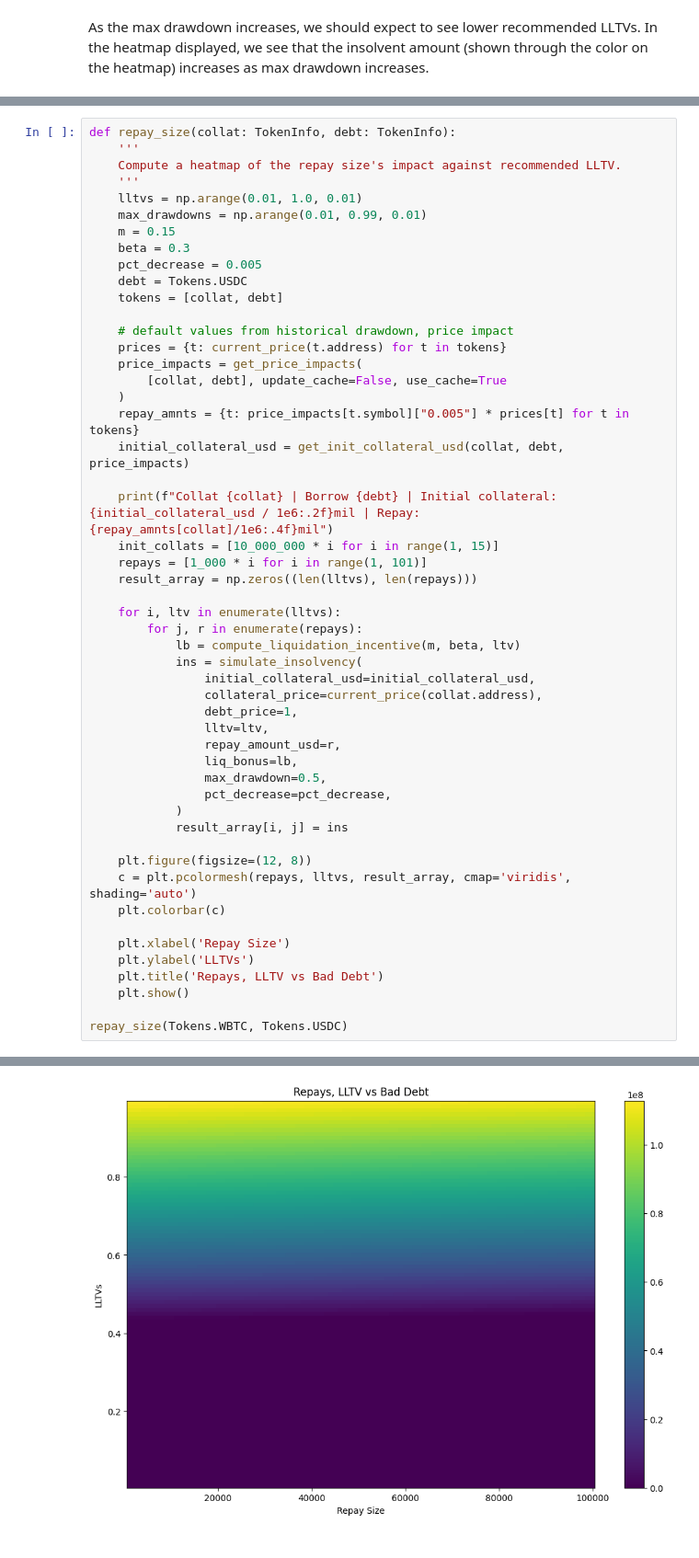
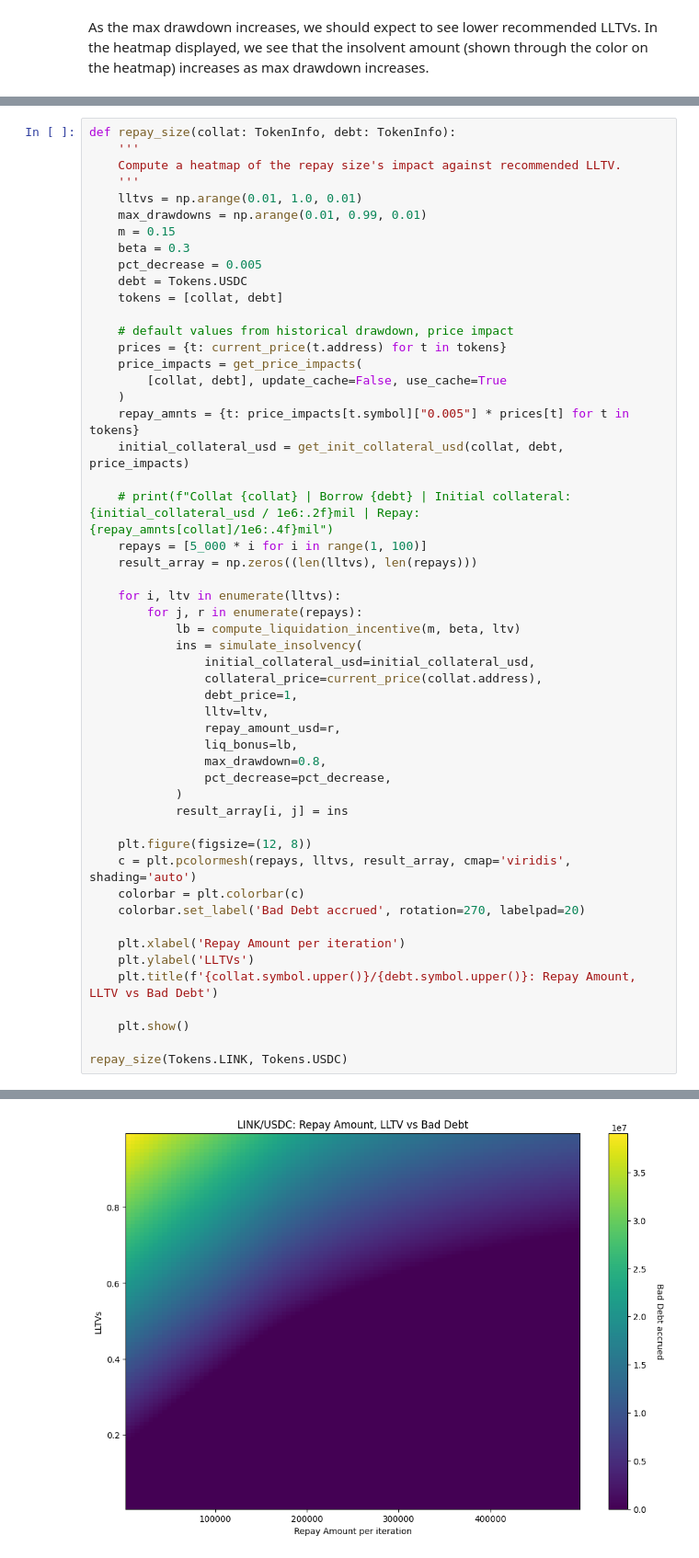
Before and after one commit to morpho-org/morpho-blue-lltv-recommendation, a Jupyter notebook: demo.ipynb, the cells around one changed output, grey strips where cells are left out. Shown: that part at 92% size. Saved outputs shown, nothing was run; the diff lists cells and outputs as text.

```diff
--- a/demo.ipynb
+++ b/demo.ipynb
@@ -154,9 +160,8 @@ def repay_size(collat: TokenInfo, debt: TokenInfo):
     repay_amnts = {t: price_impacts[t.symbol]["0.005"] * prices[t] for t in tokens}
     initial_collateral_usd = get_init_collateral_usd(collat, debt, price_impacts)
 
-    print(f"Collat {collat} | Borrow {debt} | Initial collateral: {initial_collateral_usd / 1e6:.2f}mil | Repay: {repay_amnts[collat]/1e6:.4f}mil")
-    init_collats = [10_000_000 * i for i in range(1, 15)]
-    repays = [1_000 * i for i in range(1, 101)]
+    # print(f"Collat {collat} | Borrow {debt} | Initial collateral: {initial_collateral_usd / 1e6:.2f}mil | Repay: {repay_amnts[collat]/1e6:.4f}mil")
+    repays = [5_000 * i for i in range(1, 100)]
     result_array = np.zeros((len(lltvs), len(repays)))
 
     for i, ltv in enumerate(lltvs):
@@ -169,19 +174,21 @@ def repay_size(collat: TokenInfo, debt: TokenInfo):
                 lltv=ltv,
                 repay_amount_usd=r,
                 liq_bonus=lb,
-                max_drawdown=0.5,
+                max_drawdown=0.8,
                 pct_decrease=pct_decrease,
             )
             result_array[i, j] = ins
 
     plt.figure(figsize=(12, 8))
     c = plt.pcolormesh(repays, lltvs, result_array, cmap='viridis', shading='auto')
-    plt.colorbar(c)
+    colorbar = plt.colorbar(c)
+    colorbar.set_label('Bad Debt accrued', rotation=270, labelpad=20)
 
-    plt.xlabel('Repay Size')
+    plt.xlabel('Repay Amount per iteration')
     plt.ylabel('LLTVs')
-    plt.title('Repays, LLTV vs Bad Debt')
+    plt.title(f'{collat.symbol.upper()}/{debt.symbol.upper()}: Repay Amount, LLTV vs Bad Debt')
+
     plt.show()
 
-repay_size(Tokens.WBTC, Tokens.USDC)
+repay_size(Tokens.LINK, Tokens.USDC)
 # %% [output]
@@ -189,2 +195,2 @@ Collat Token(symbol='wbtc', address='0x2260fac5e5542a773aa44fbcfedf7c193bc2c599'
-[figure, old version]
+[figure, new version]
 # %% [markdown]
```
Also changed, not shown: parts of 13 cells of this notebook.
